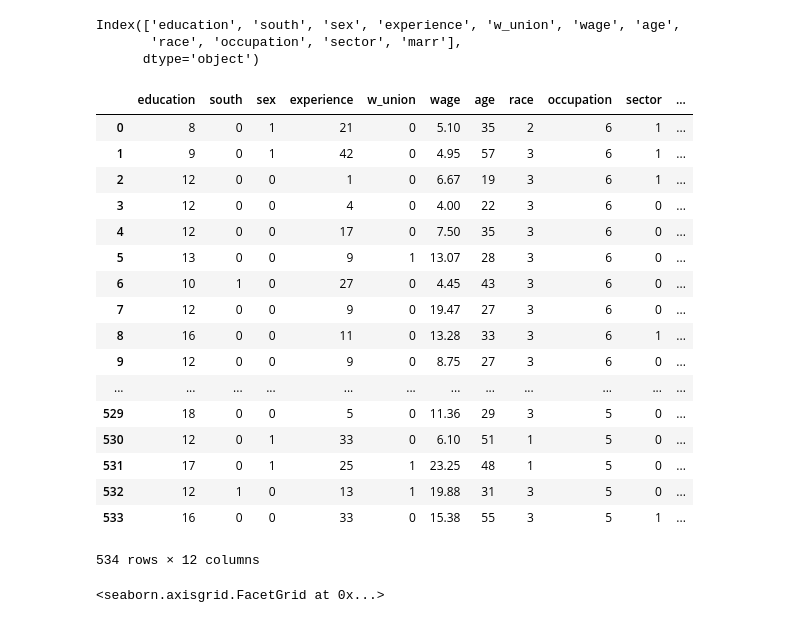
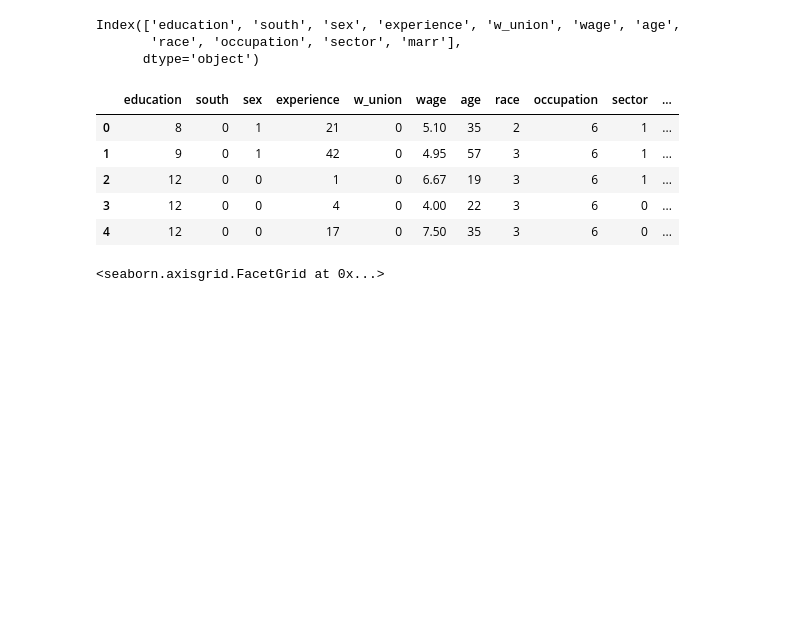
Before and after one commit to dogacandu/operations-and-analysis, a Jupyter notebook: seaborn_study.ipynb, the cells around one changed output. Cells and saved outputs as stored; diff of their text form; code cells hidden in the pictures; blank space fills up the shorter version.

```diff
--- a/seaborn_study.ipynb
+++ b/seaborn_study.ipynb
@@ -4,7 +4,7 @@ import pandas
 import seaborn
 %matplotlib inline
 # %%
-cnx = mysql.connector.connect(user='root', password='sxxxe',
+cnx = mysql.connector.connect(user='root', password='sankie',
                               host='127.0.0.1',
                               database='mahmut')
 # %%
@@ -21,26 +21,14 @@ Index(['education', 'south', 'sex', 'experience', 'w_union', 'wage', 'age',
       dtype='object')
 # %%
 data['wage_a']=data.wage.astype('float')
-data
+data.head()
 # %% [output]
 |  | education | south | sex | experience | w_union | wage | age | race | occupation | sector | ... |
 | 0 | 8 | 0 | 1 | 21 | 0 | 5.10 | 35 | 2 | 6 | 1 | ... |
 | 1 | 9 | 0 | 1 | 42 | 0 | 4.95 | 57 | 3 | 6 | 1 | ... |
 | 2 | 12 | 0 | 0 | 1 | 0 | 6.67 | 19 | 3 | 6 | 1 | ... |
 | 3 | 12 | 0 | 0 | 4 | 0 | 4.00 | 22 | 3 | 6 | 0 | ... |
 | 4 | 12 | 0 | 0 | 17 | 0 | 7.50 | 35 | 3 | 6 | 0 | ... |
-| 5 | 13 | 0 | 0 | 9 | 1 | 13.07 | 28 | 3 | 6 | 0 | ... |
-| 6 | 10 | 1 | 0 | 27 | 0 | 4.45 | 43 | 3 | 6 | 0 | ... |
-| 7 | 12 | 0 | 0 | 9 | 0 | 19.47 | 27 | 3 | 6 | 0 | ... |
-| 8 | 16 | 0 | 0 | 11 | 0 | 13.28 | 33 | 3 | 6 | 1 | ... |
-| 9 | 12 | 0 | 0 | 9 | 0 | 8.75 | 27 | 3 | 6 | 0 | ... |
-| ... | ... | ... | ... | ... | ... | ... | ... | ... | ... | ... | ... |
-| 529 | 18 | 0 | 0 | 5 | 0 | 11.36 | 29 | 3 | 5 | 0 | ... |
-| 530 | 12 | 0 | 1 | 33 | 0 | 6.10 | 51 | 1 | 5 | 0 | ... |
-| 531 | 17 | 0 | 1 | 25 | 1 | 23.25 | 48 | 1 | 5 | 0 | ... |
-| 532 | 12 | 1 | 0 | 13 | 1 | 19.88 | 31 | 3 | 5 | 0 | ... |
-| 533 | 16 | 0 | 0 | 33 | 0 | 15.38 | 55 | 3 | 5 | 1 | ... |
-534 rows × 12 columns
 # %%
 seaborn.lmplot(y='wage_a', x='education',hue='sex' ,data=data)
 # %% [output]
```
